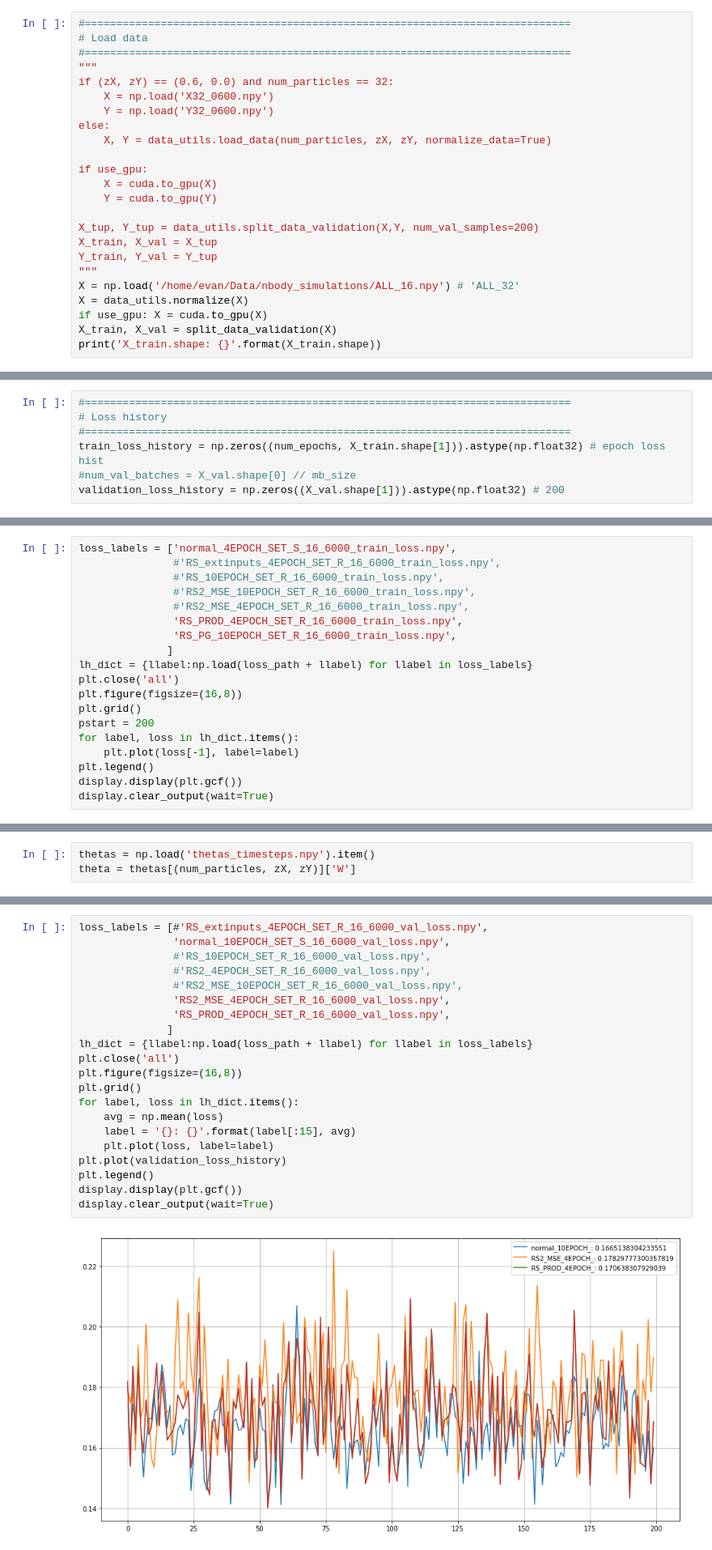
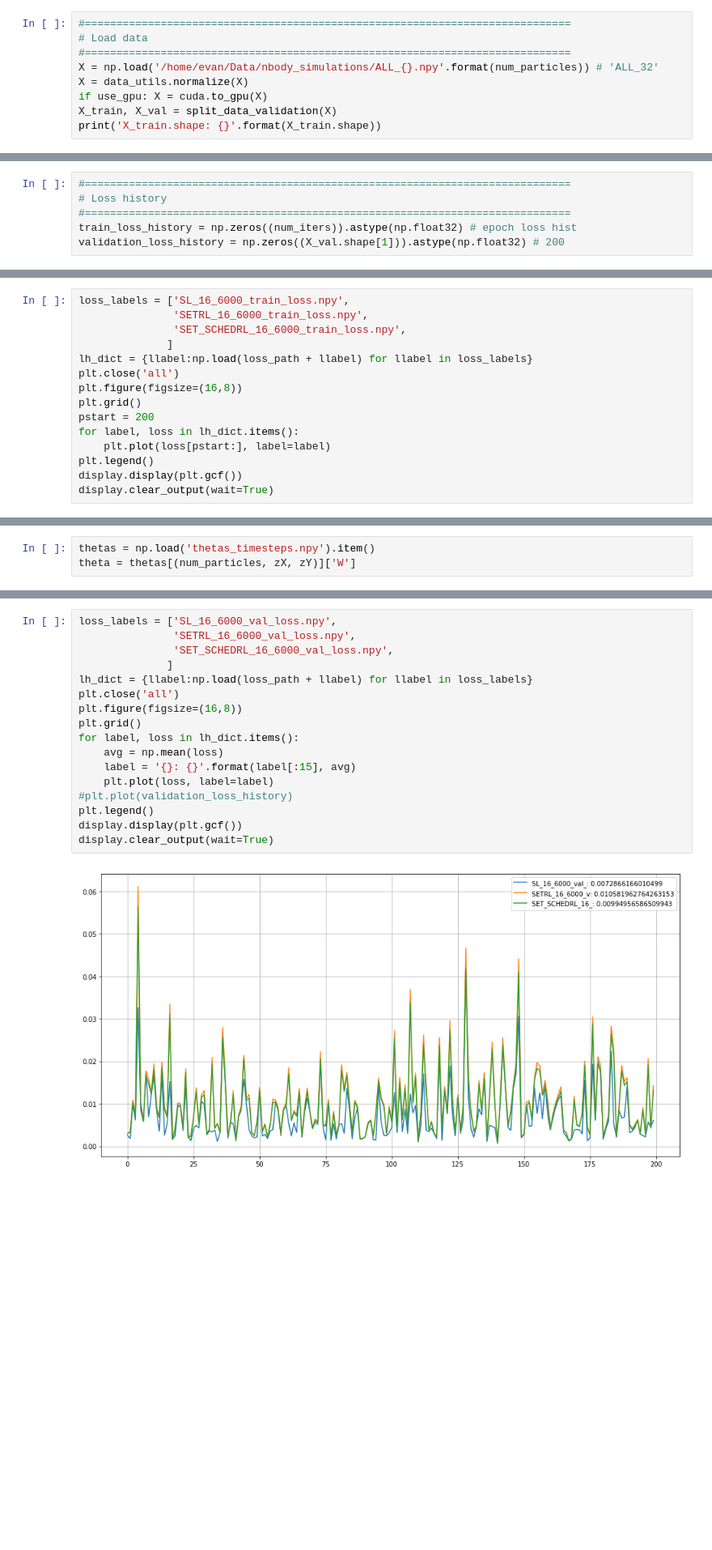
Before and after one commit to evdcush/N-Body_PointCloudEvolution, a Jupyter notebook: rs_train.ipynb, the cells around one changed output, grey strips where cells are left out. Shown at 81% size. Drawn from its saved outputs; the diff is of its cells as text; blank space fills up the shorter version.

Commit message:
fixed multi model problems, better than normal but not significant

```diff
--- a/rs_train.ipynb
+++ b/rs_train.ipynb
@@ -227,22 +142,7 @@ def next_minibatch(x_data, data_aug='shift'):
 #=============================================================================
 # Load data
 #=============================================================================
-"""
-if (zX, zY) == (0.6, 0.0) and num_particles == 32:
-    X = np.load('X32_0600.npy')
-    Y = np.load('Y32_0600.npy')
-else:
-    X, Y = data_utils.load_data(num_particles, zX, zY, normalize_data=True)
-
-if use_gpu:
-    X = cuda.to_gpu(X)
-    Y = cuda.to_gpu(Y)
-
-X_tup, Y_tup = data_utils.split_data_validation(X,Y, num_val_samples=200)
-X_train, X_val = X_tup
-Y_train, Y_val = Y_tup
-"""
-X = np.load('/home/evan/Data/nbody_simulations/ALL_16.npy') # 'ALL_32'
+X = np.load('/home/evan/Data/nbody_simulations/ALL_{}.npy'.format(num_particles)) # 'ALL_32'
 X = data_utils.normalize(X)
 if use_gpu: X = cuda.to_gpu(X)
 X_train, X_val = split_data_validation(X)
@@ -271,8 +171,7 @@ data_arr.shape
 #=============================================================================
 # Loss history
 #=============================================================================
-train_loss_history = np.zeros((num_epochs, X_train.shape[1])).astype(np.float32) # epoch loss hist
-#num_val_batches = X_val.shape[0] // mb_size
+train_loss_history = np.zeros((num_iters)).astype(np.float32) # epoch loss hist
 validation_loss_history = np.zeros((X_val.shape[1])).astype(np.float32) # 200
 # %%
 #=============================================================================
@@ -417,11 +350,7 @@ dont_print_cell_comments = None
 # %%
-loss_labels = ['normal_4EPOCH_SET_S_16_6000_train_loss.npy',
-               #'RS_extinputs_4EPOCH_SET_R_16_6000_train_loss.npy',
-               #'RS_10EPOCH_SET_R_16_6000_train_loss.npy',
-               #'RS2_MSE_10EPOCH_SET_R_16_6000_train_loss.npy',
-               #'RS2_MSE_4EPOCH_SET_R_16_6000_train_loss.npy',
-               'RS_PROD_4EPOCH_SET_R_16_6000_train_loss.npy',
-               'RS_PG_10EPOCH_SET_R_16_6000_train_loss.npy',
+loss_labels = ['SL_16_6000_train_loss.npy',
+               'SETRL_16_6000_train_loss.npy',
+               'SET_SCHEDRL_16_6000_train_loss.npy',
               ]
 lh_dict = {llabel:np.load(loss_path + llabel) for llabel in loss_labels}
 plt.close('all')
@@ -429,7 +358,7 @@ plt.figure(figsize=(16,8))
 plt.grid()
 pstart = 200
 for label, loss in lh_dict.items():
-    plt.plot(loss[-1], label=label)
+    plt.plot(loss[pstart:], label=label)
 plt.legend()
 display.display(plt.gcf())
 display.clear_output(wait=True)
@@ -486,26 +391,22 @@ RS_PG_10EPOCH_SET_R_16_6000_77743196_: validation avg 0.16751934587955475
 # %%
-loss_labels = [#'RS_extinputs_4EPOCH_SET_R_16_6000_val_loss.npy',
-               'normal_10EPOCH_SET_S_16_6000_val_loss.npy',
-               #'RS_10EPOCH_SET_R_16_6000_val_loss.npy',
-               #'RS2_4EPOCH_SET_R_16_6000_val_loss.npy',
-               #'RS2_MSE_10EPOCH_SET_R_16_6000_val_loss.npy',
-               'RS2_MSE_4EPOCH_SET_R_16_6000_val_loss.npy',
-               'RS_PROD_4EPOCH_SET_R_16_6000_val_loss.npy',
+loss_labels = ['SL_16_6000_val_loss.npy',
+               'SETRL_16_6000_val_loss.npy',
+               'SET_SCHEDRL_16_6000_val_loss.npy',
               ]
 lh_dict = {llabel:np.load(loss_path + llabel) for llabel in loss_labels}
 plt.close('all')
 plt.figure(figsize=(16,8))
 plt.grid()
 for label, loss in lh_dict.items():
     avg = np.mean(loss)
     label = '{}: {}'.format(label[:15], avg)
     plt.plot(loss, label=label)
-plt.plot(validation_loss_history)
+#plt.plot(validation_loss_history)
 plt.legend()
 display.display(plt.gcf())
 display.clear_output(wait=True)
 # %% [output]
-[figure, old version]
+[figure, new version]
 # %%
 #rot2lh = validation_loss_history
 xp.mean(xp.sum(xp.square(X_val[...,:3] - Y_val[...,:3]), axis=-1))
```
Also changed, not shown: parts of 23 cells of this notebook.
